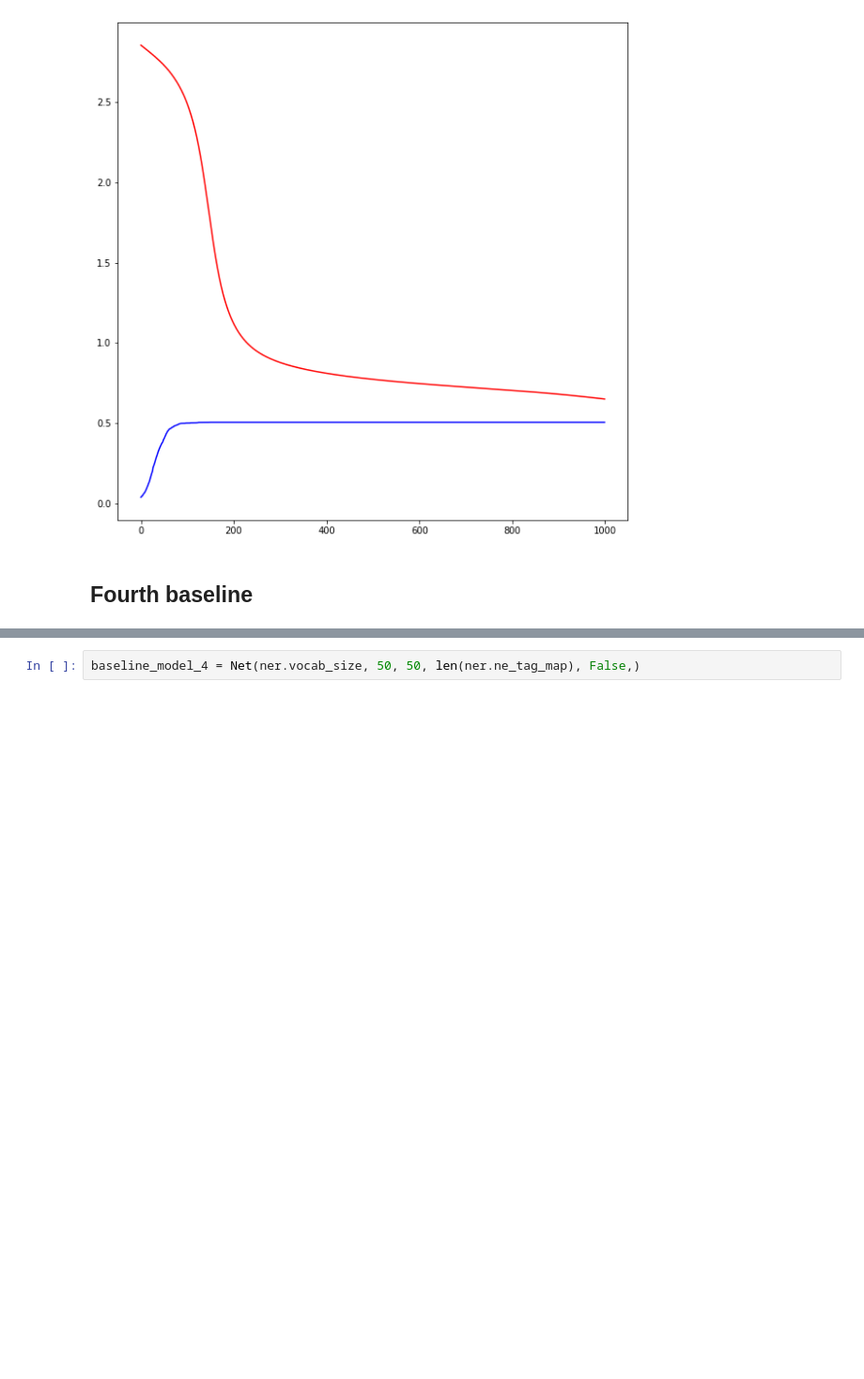
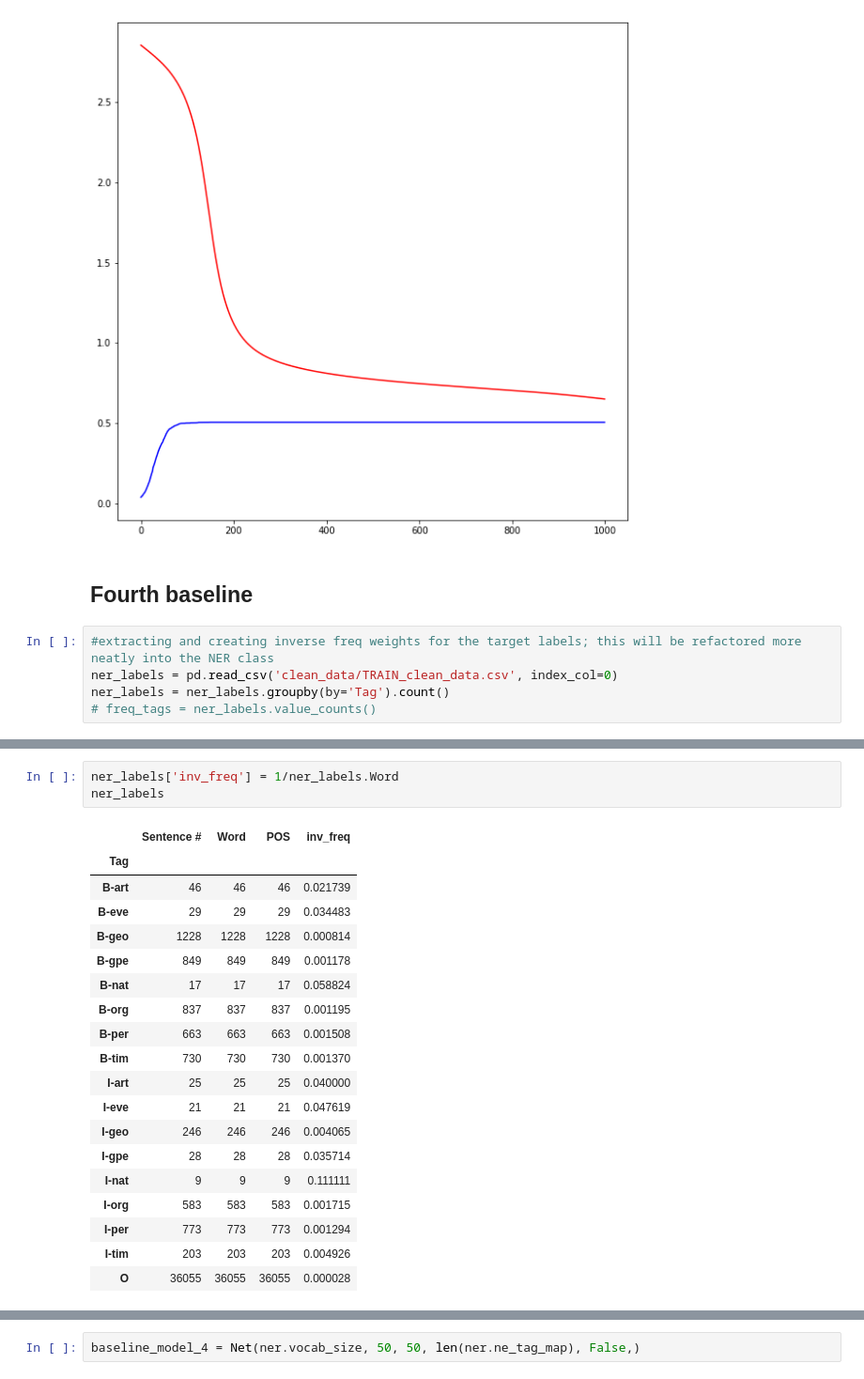
Before and after one commit to Ioana-P/Named_Entity_Recog_project, a Jupyter notebook: testing_torch_model.ipynb, the cells around one changed output, grey strips where cells are left out. Shown: that part at 94% size. Cells and saved outputs as stored; diff of their text form; blank space fills up the shorter version.

```diff
--- a/testing_torch_model.ipynb
+++ b/testing_torch_model.ipynb
@@ -532,3 +554,8 @@ plt.show()
 [figure]
 # %% [markdown]
 ## Fourth baseline
+# %%
+#extracting and creating inverse freq weights for the target labels; this will be refactored more neatly into the NER class
+ner_labels = pd.read_csv('clean_data/TRAIN_clean_data.csv', index_col=0)
+ner_labels = ner_labels.groupby(by='Tag').count()
+# freq_tags = ner_labels.value_counts()
@@ -534,0 +594,23 @@ plt.show()
+# %%
+ner_labels['inv_freq'] = 1/ner_labels.Word
+ner_labels
+# %% [output]
+|  | Sentence # | Word | POS | inv_freq |
+| Tag |  |  |  |  |
+| B-art | 46 | 46 | 46 | 0.021739 |
+| B-eve | 29 | 29 | 29 | 0.034483 |
+| B-geo | 1228 | 1228 | 1228 | 0.000814 |
+| B-gpe | 849 | 849 | 849 | 0.001178 |
+| B-nat | 17 | 17 | 17 | 0.058824 |
+| B-org | 837 | 837 | 837 | 0.001195 |
+| B-per | 663 | 663 | 663 | 0.001508 |
+| B-tim | 730 | 730 | 730 | 0.001370 |
+| I-art | 25 | 25 | 25 | 0.040000 |
+| I-eve | 21 | 21 | 21 | 0.047619 |
+| I-geo | 246 | 246 | 246 | 0.004065 |
+| I-gpe | 28 | 28 | 28 | 0.035714 |
+| I-nat | 9 | 9 | 9 | 0.111111 |
+| I-org | 583 | 583 | 583 | 0.001715 |
+| I-per | 773 | 773 | 773 | 0.001294 |
+| I-tim | 203 | 203 | 203 | 0.004926 |
+| O | 36055 | 36055 | 36055 | 0.000028 |
```
Also changed, not shown: parts of 6 cells of this notebook.
